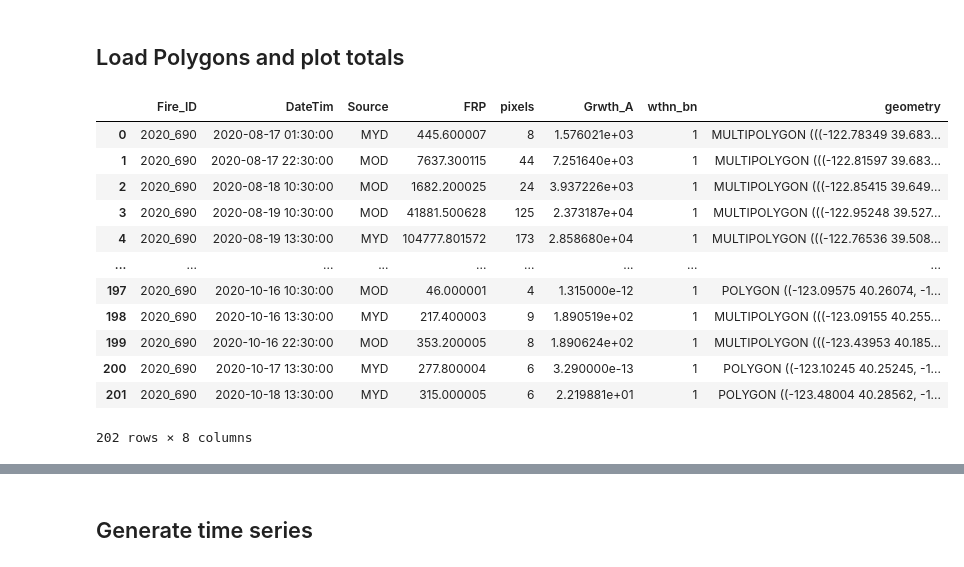
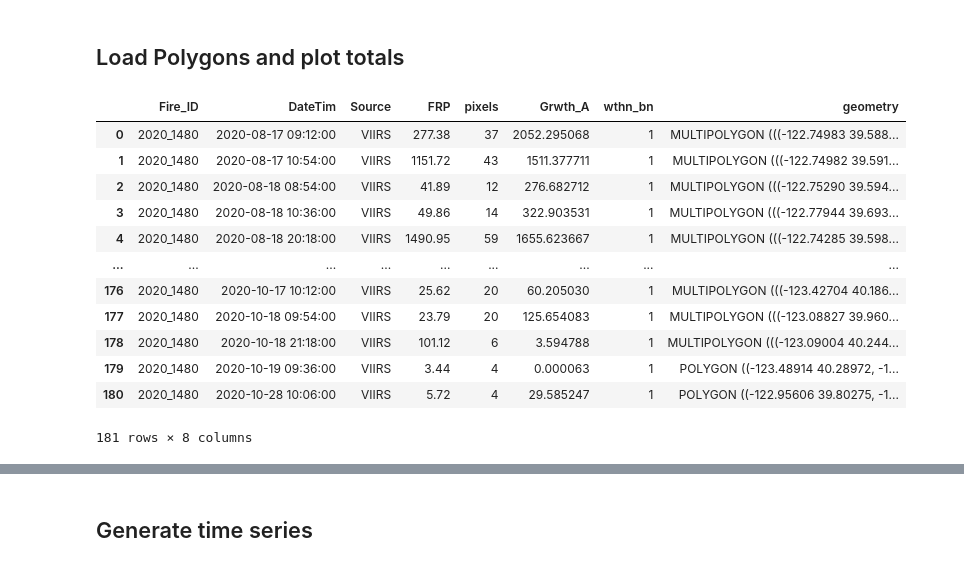
Before and after one commit to lthapa42/ML_FireEmissions, a Jupyter notebook: compare_thapa_mcclure_polygon_timeseries.ipynb, the cells around one changed output, grey strips where cells are left out. Saved outputs shown, nothing was run; the diff lists cells and outputs as text; code cells hidden in the pictures.

```diff
--- a/compare_thapa_mcclure_polygon_timeseries.ipynb
+++ b/compare_thapa_mcclure_polygon_timeseries.ipynb
@@ -24,21 +27,21 @@ colors = ['#a6611a','#dfc27d','#80cdc1','#018571']
 # %% [markdown]
 ## Load Polygons and plot totals
 # %%
-ac_mcclure = gpd.read_file("/data2/lthapa/ML_daily/August_Complex_2020/August_Complex_2020/MODIS_perdetect_growthonly_August_2020.shp")
-ac_mcclure
+ac_mcclure = gpd.read_file("/data2/lthapa/ML_daily/August_Complex_2020/August_Complex_2020/VIIRS_perdetect_growthonly_August_2020.shp")
+ac_mcclure # TIME IS IN UTC
 # %% [output]
 |  | Fire_ID | DateTim | Source | FRP | pixels | Grwth_A | wthn_bn | geometry |
-| 0 | 2020_690 | 2020-08-17 01:30:00 | MYD | 445.600007 | 8 | 1.576021e+03 | 1 | MULTIPOLYGON (((-122.78349 39.683... |
-| 1 | 2020_690 | 2020-08-17 22:30:00 | MOD | 7637.300115 | 44 | 7.251640e+03 | 1 | MULTIPOLYGON (((-122.81597 39.683... |
-| 2 | 2020_690 | 2020-08-18 10:30:00 | MOD | 1682.200025 | 24 | 3.937226e+03 | 1 | MULTIPOLYGON (((-122.85415 39.649... |
-| 3 | 2020_690 | 2020-08-19 10:30:00 | MOD | 41881.500628 | 125 | 2.373187e+04 | 1 | MULTIPOLYGON (((-122.95248 39.527... |
-| 4 | 2020_690 | 2020-08-19 13:30:00 | MYD | 104777.801572 | 173 | 2.858680e+04 | 1 | MULTIPOLYGON (((-122.76536 39.508... |
+| 0 | 2020_1480 | 2020-08-17 09:12:00 | VIIRS | 277.38 | 37 | 2052.295068 | 1 | MULTIPOLYGON (((-122.74983 39.588... |
+| 1 | 2020_1480 | 2020-08-17 10:54:00 | VIIRS | 1151.72 | 43 | 1511.377711 | 1 | MULTIPOLYGON (((-122.74982 39.591... |
+| 2 | 2020_1480 | 2020-08-18 08:54:00 | VIIRS | 41.89 | 12 | 276.682712 | 1 | MULTIPOLYGON (((-122.75290 39.594... |
+| 3 | 2020_1480 | 2020-08-18 10:36:00 | VIIRS | 49.86 | 14 | 322.903531 | 1 | MULTIPOLYGON (((-122.77944 39.693... |
+| 4 | 2020_1480 | 2020-08-18 20:18:00 | VIIRS | 1490.95 | 59 | 1655.623667 | 1 | MULTIPOLYGON (((-122.74285 39.598... |
 | ... | ... | ... | ... | ... | ... | ... | ... | ... |
-| 197 | 2020_690 | 2020-10-16 10:30:00 | MOD | 46.000001 | 4 | 1.315000e-12 | 1 | POLYGON ((-123.09575 40.26074, -1... |
-| 198 | 2020_690 | 2020-10-16 13:30:00 | MYD | 217.400003 | 9 | 1.890519e+02 | 1 | MULTIPOLYGON (((-123.09155 40.255... |
-| 199 | 2020_690 | 2020-10-16 22:30:00 | MOD | 353.200005 | 8 | 1.890624e+02 | 1 | MULTIPOLYGON (((-123.43953 40.185... |
-| 200 | 2020_690 | 2020-10-17 13:30:00 | MYD | 277.800004 | 6 | 3.290000e-13 | 1 | POLYGON ((-123.10245 40.25245, -1... |
-| 201 | 2020_690 | 2020-10-18 13:30:00 | MYD | 315.000005 | 6 | 2.219881e+01 | 1 | POLYGON ((-123.48004 40.28562, -1... |
+| 176 | 2020_1480 | 2020-10-17 10:12:00 | VIIRS | 25.62 | 20 | 60.205030 | 1 | MULTIPOLYGON (((-123.42704 40.186... |
+| 177 | 2020_1480 | 2020-10-18 09:54:00 | VIIRS | 23.79 | 20 | 125.654083 | 1 | MULTIPOLYGON (((-123.08827 39.960... |
+| 178 | 2020_1480 | 2020-10-18 21:18:00 | VIIRS | 101.12 | 6 | 3.594788 | 1 | MULTIPOLYGON (((-123.09004 40.244... |
+| 179 | 2020_1480 | 2020-10-19 09:36:00 | VIIRS | 3.44 | 4 | 0.000063 | 1 | POLYGON ((-123.48914 40.28972, -1... |
+| 180 | 2020_1480 | 2020-10-28 10:06:00 | VIIRS | 5.72 | 4 | 29.585247 | 1 | POLYGON ((-122.95606 39.80275, -1... |
-202 rows × 8 columns
+181 rows × 8 columns
 # %%
 # load in the polygons and attributes
```
Also changed, not shown: parts of 88 cells of this notebook, 3 other files.
